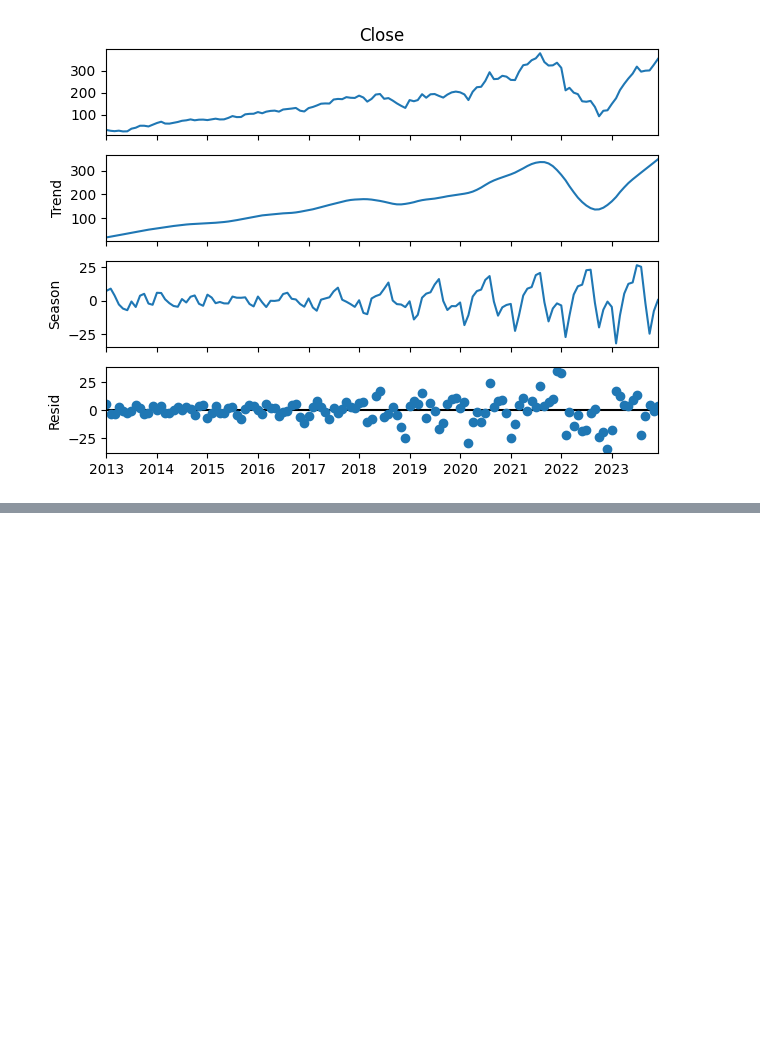
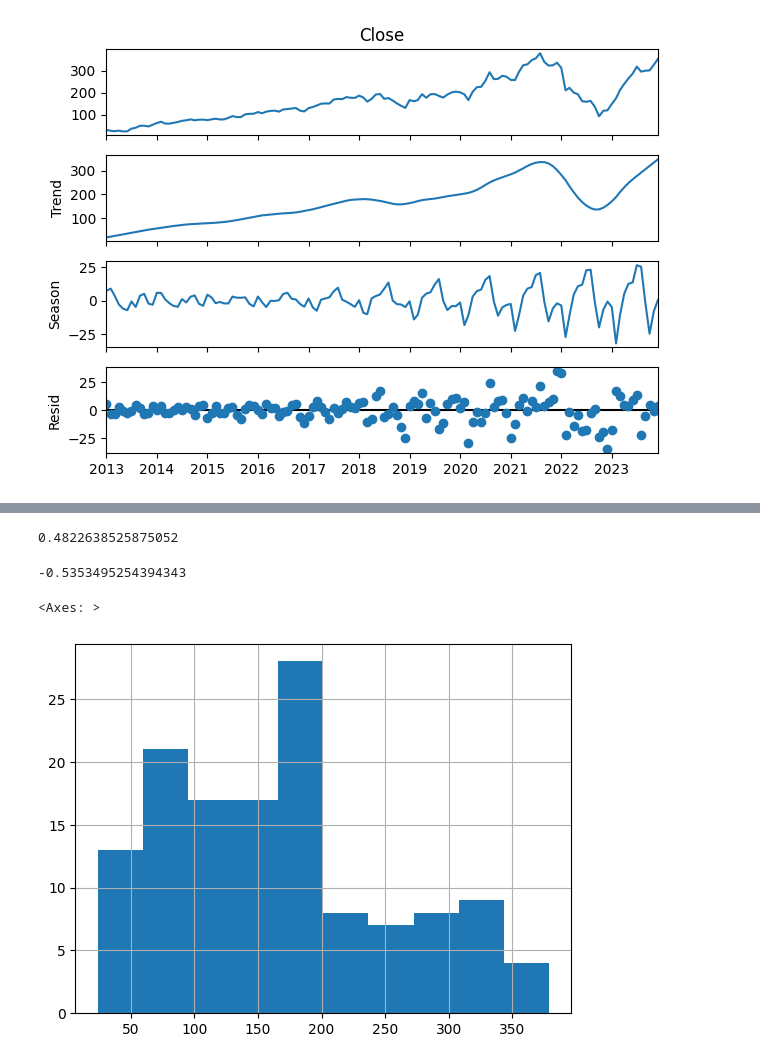
Before and after one commit to Michelleagl/Series_de_Tiempo, a Jupyter notebook: series_de_tiempo.ipynb, the cells around one changed output, grey strips where cells are left out. Drawn from its saved outputs; the diff is of its cells as text; code cells hidden in the pictures; blank space fills up the shorter version.

```diff
--- a/series_de_tiempo.ipynb
+++ b/series_de_tiempo.ipynb
@@ -364,0 +399,13 @@ fig = res.plot()
+# %%
+hist2.skew()
+# %% [output]
+0.4822638525875052
+# %%
+hist2.kurtosis()
+# %% [output]
+-0.5353495254394343
+# %%
+hist2.hist()
+# %% [output]
+<Axes: >
+[figure, added]
```
Also changed, not shown: parts of 5 cells of this notebook.
